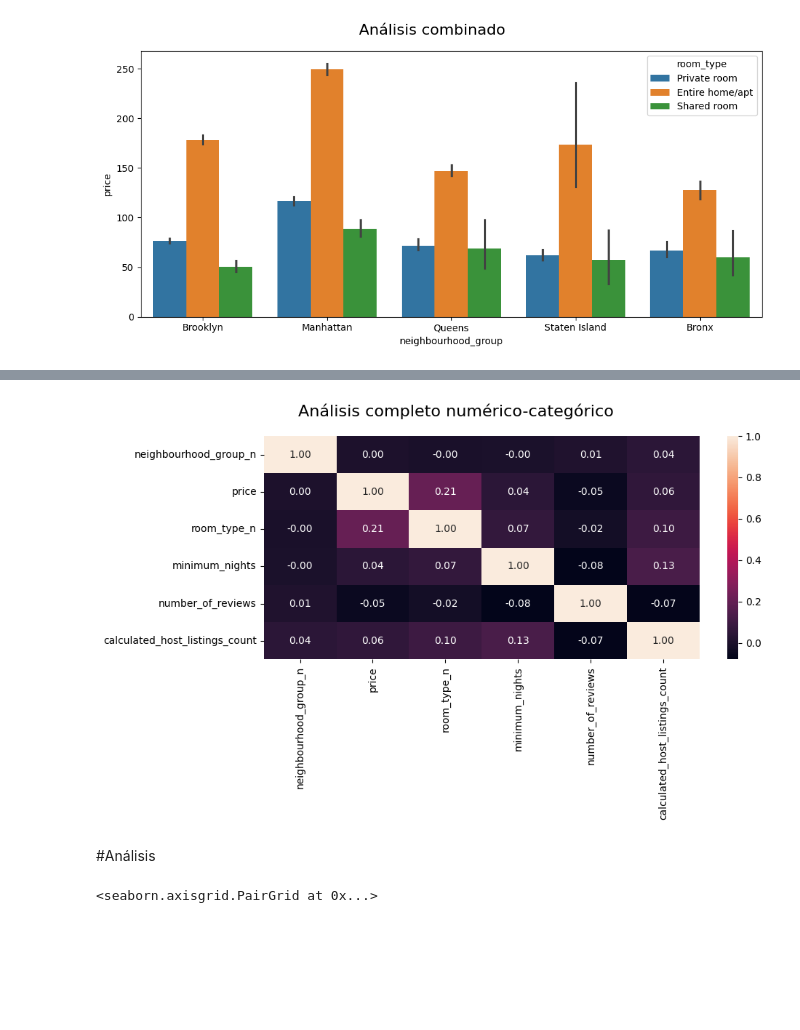
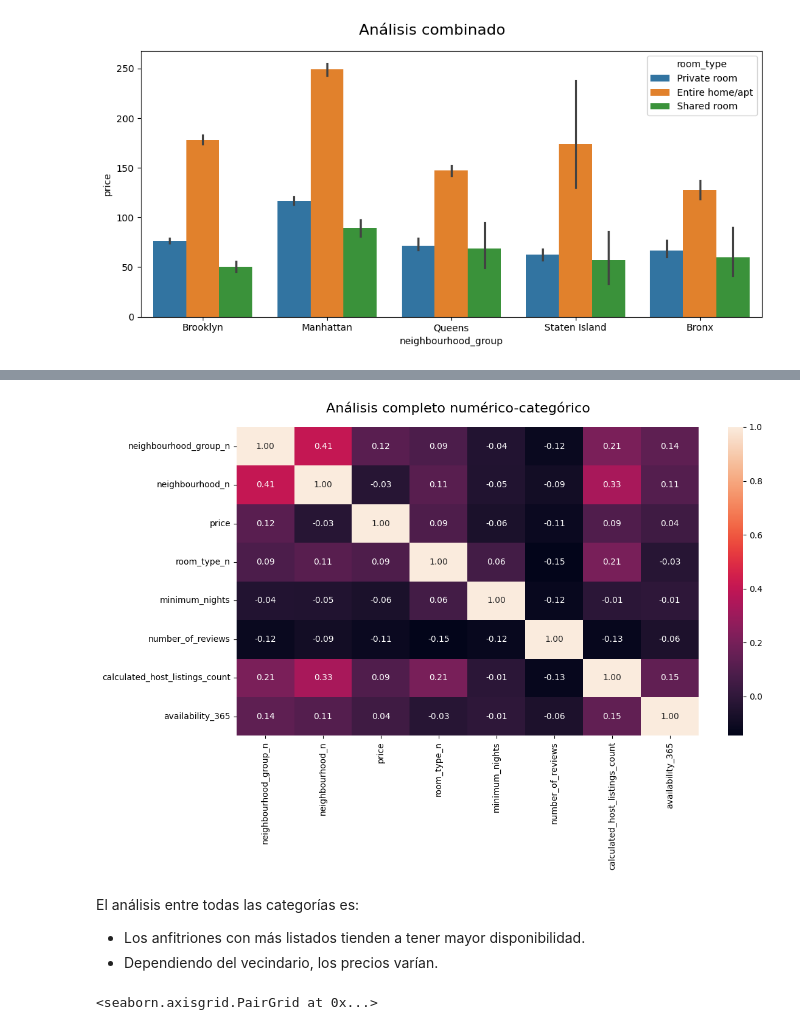
Before and after one commit to 4GeeksAcademy/Booting_algorithm-NatTajuelo, a Jupyter notebook: src/explore.ipynb, the cells around one changed output, grey strips where cells are left out. Cells and saved outputs as stored; diff of their text form; code cells hidden in the pictures; blank space fills up the shorter version.

```diff
--- a/src/explore.ipynb
+++ b/src/explore.ipynb
@@ -219,6 +244,17 @@ with open("transform_neighbourhood_group.json", "w") as f:
   json.dump(parsing_dict, f)
 total_data["neighbourhood_group_n"] = factorize[0]
 
+factorize = pd.factorize(total_data["neighbourhood"])
+parsing_dict = {}
+indices = factorize[1]
+set_factor = list(set(factorize[0]))
+for index in range(len(factorize[1])):
+  parsing_dict.update({indices[index]: int(set_factor[index])})
+
+with open("transform_neighbourhood.json", "w") as f:
+  json.dump(parsing_dict, f)
+total_data["neighbourhood_n"] = factorize[0]
+
 
 factorize = pd.factorize(total_data["room_type"])
 parsing_dict = {}
@@ -236,24 +272,31 @@ import json
 with open("transform_neighbourhood_group.json", "r") as f:
   neighbourhood_group_dict = json.load(f)
 
+with open("transform_neighbourhood.json", "r") as f:
+  neighbourhood_dict = json.load(f)
+
 with open("transform_room_type.json", "r") as f:
   room_type_dict = json.load(f)
 
 total_data["neighbourhood_group_n"] = total_data["neighbourhood_group"].apply(lambda x: neighbourhood_group_dict.get(x))
+total_data["neighbourhood_n"] = total_data["neighbourhood"].apply(lambda x: neighbourhood_dict.get(x))
 total_data["room_type_n"] = total_data["room_type"].apply(lambda x: room_type_dict.get(x))
 # %%
-fig, axis = plt.subplots(figsize = (10, 6))
+fig, axis = plt.subplots(figsize = (12, 8))
 fig.suptitle("Análisis completo numérico-categórico", fontsize=16)
 
-sns.heatmap(total_data[["neighbourhood_group_n", "price", "room_type_n", "minimum_nights", "number_of_reviews", "calculated_host_listings_count"]].corr(), annot = True, fmt = ".2f")
+sns.heatmap(total_data[["neighbourhood_group_n", "neighbourhood_n", "price", "room_type_n", "minimum_nights", "number_of_reviews", "calculated_host_listings_count", "availability_365"]].corr(), annot = True, fmt = ".2f")
 
 plt.tight_layout()
 
 plt.show()
 # %% [output]
-[figure, old version]
+[figure, new version]
-# %% [markdown]
-#Análisis
+# %% [markdown]
+El análisis entre todas las categorías es:
+
+- Los anfitriones con más listados tienden a tener mayor disponibilidad.
+- Dependiendo del vecindario, los precios varían.
 # %%
 #Análisis de todos los datos a la vez
 fig.suptitle("Análisis de todos los datos", fontsize=16)
```
Also changed, not shown: parts of 37 cells of this notebook, 13 other files.
